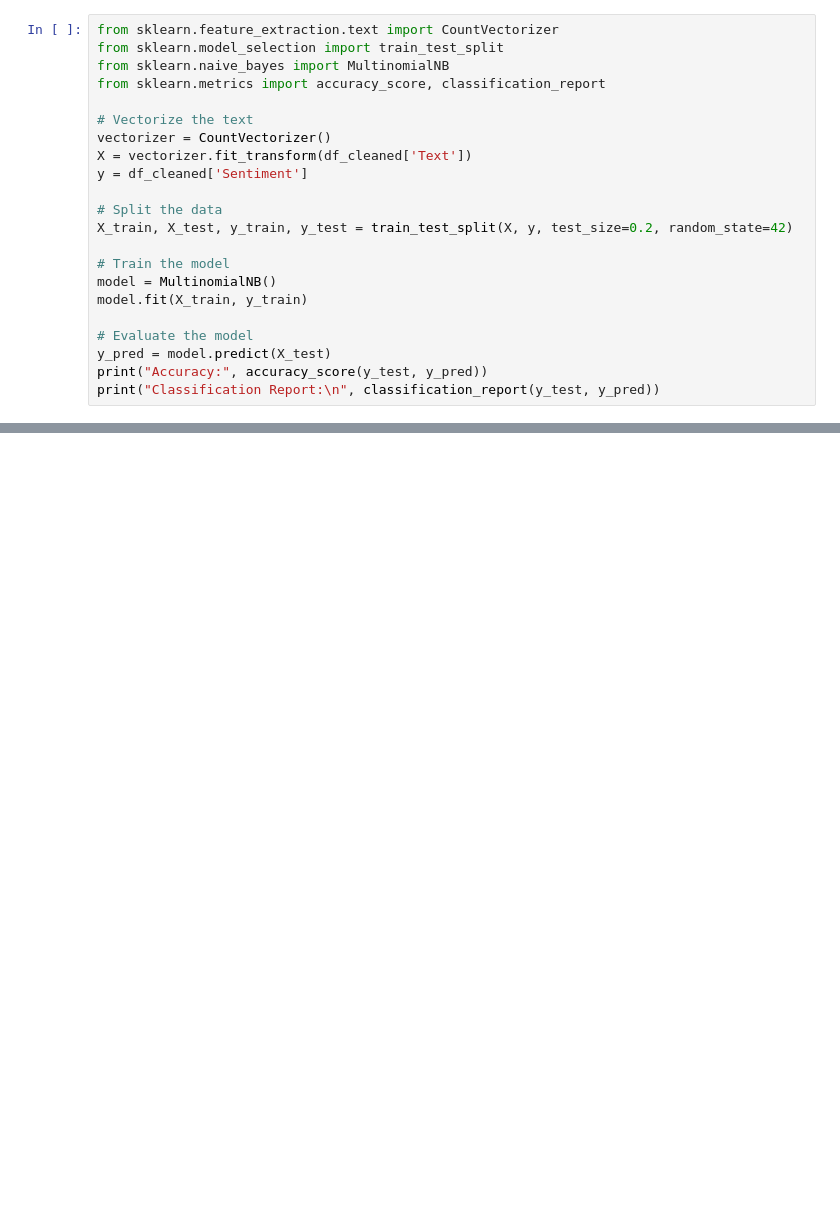
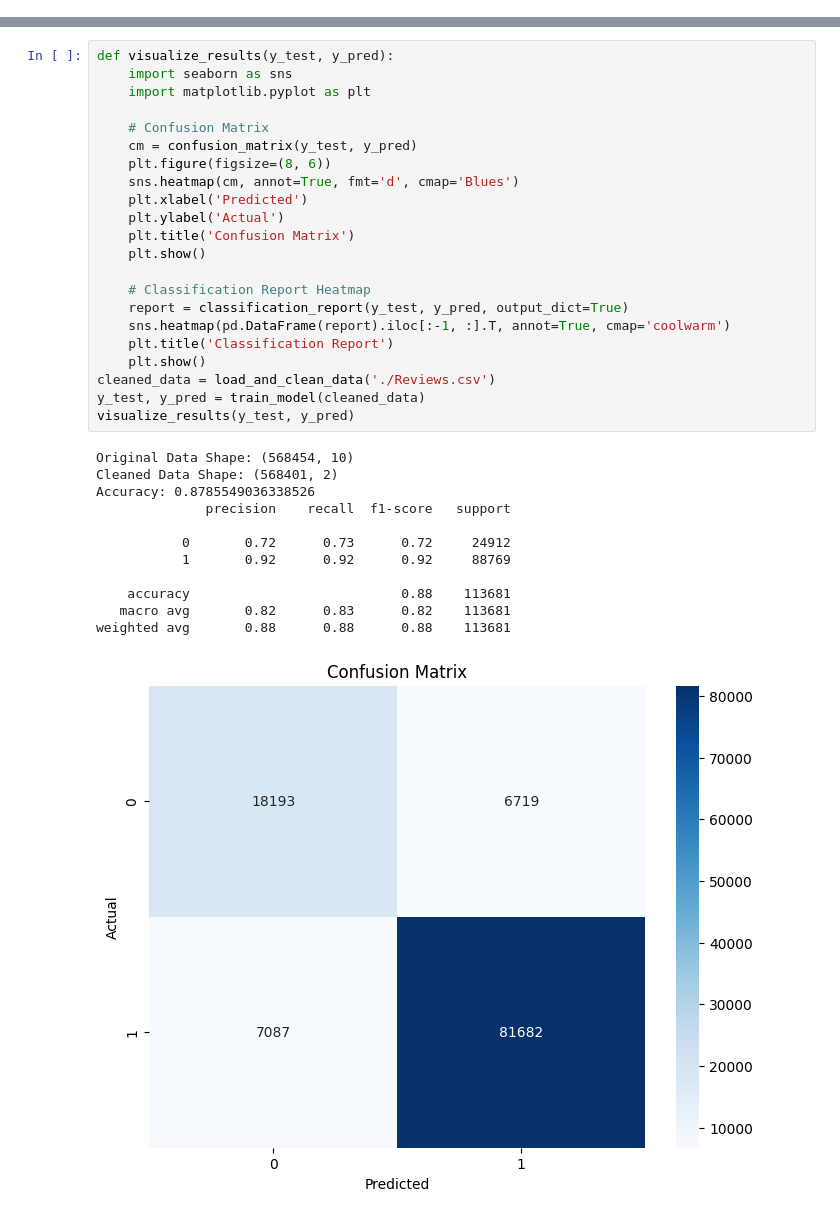
Before and after one commit to Manikandan-Rangarajan/sepm, a Jupyter notebook: models/model.ipynb, the cells around one changed output, grey strips where cells are left out. Saved outputs shown, nothing was run; the diff lists cells and outputs as text; blank space fills up the shorter version.

Commit message:
completed the model and the frontend implementations

```diff
--- a/models/model.ipynb
+++ b/models/model.ipynb
@@ -20,22 +0,0 @@ print(df_cleaned.head())
-# %%
-from sklearn.feature_extraction.text import CountVectorizer
-from sklearn.model_selection import train_test_split
-from sklearn.naive_bayes import MultinomialNB
-from sklearn.metrics import accuracy_score, classification_report
-
-# Vectorize the text
-vectorizer = CountVectorizer()
-X = vectorizer.fit_transform(df_cleaned['Text'])
-y = df_cleaned['Sentiment']
-
-# Split the data
-X_train, X_test, y_train, y_test = train_test_split(X, y, test_size=0.2, random_state=42)
-
-# Train the model
-model = MultinomialNB()
-model.fit(X_train, y_train)
-
-# Evaluate the model
-y_pred = model.predict(X_test)
-print("Accuracy:", accuracy_score(y_test, y_pred))
-print("Classification Report:\n", classification_report(y_test, y_pred))
@@ -48,0 +204,35 @@ print("Model and Vectorizer saved successfully.")
+# %%
+def visualize_results(y_test, y_pred):
+    import seaborn as sns
+    import matplotlib.pyplot as plt
+
+    # Confusion Matrix
+    cm = confusion_matrix(y_test, y_pred)
+    plt.figure(figsize=(8, 6))
+    sns.heatmap(cm, annot=True, fmt='d', cmap='Blues')
+    plt.xlabel('Predicted')
+    plt.ylabel('Actual')
+    plt.title('Confusion Matrix')
+    plt.show()
+
+    # Classification Report Heatmap
+    report = classification_report(y_test, y_pred, output_dict=True)
+    sns.heatmap(pd.DataFrame(report).iloc[:-1, :].T, annot=True, cmap='coolwarm')
+    plt.title('Classification Report')
+    plt.show()
+cleaned_data = load_and_clean_data('./Reviews.csv')
+y_test, y_pred = train_model(cleaned_data)
+visualize_results(y_test, y_pred)
+# %% [output]
+Original Data Shape: (568454, 10)
+Cleaned Data Shape: (568401, 2)
+Accuracy: 0.8785549036338526
+              precision    recall  f1-score   support
+
+           0       0.72      0.73      0.72     24912
+           1       0.92      0.92      0.92     88769
+
+    accuracy                           0.88    113681
+   macro avg       0.82      0.83      0.82    113681
+weighted avg       0.88      0.88      0.88    113681
+[figure, added]
```
Also changed, not shown: parts of 5 cells of this notebook, 25 other files.
